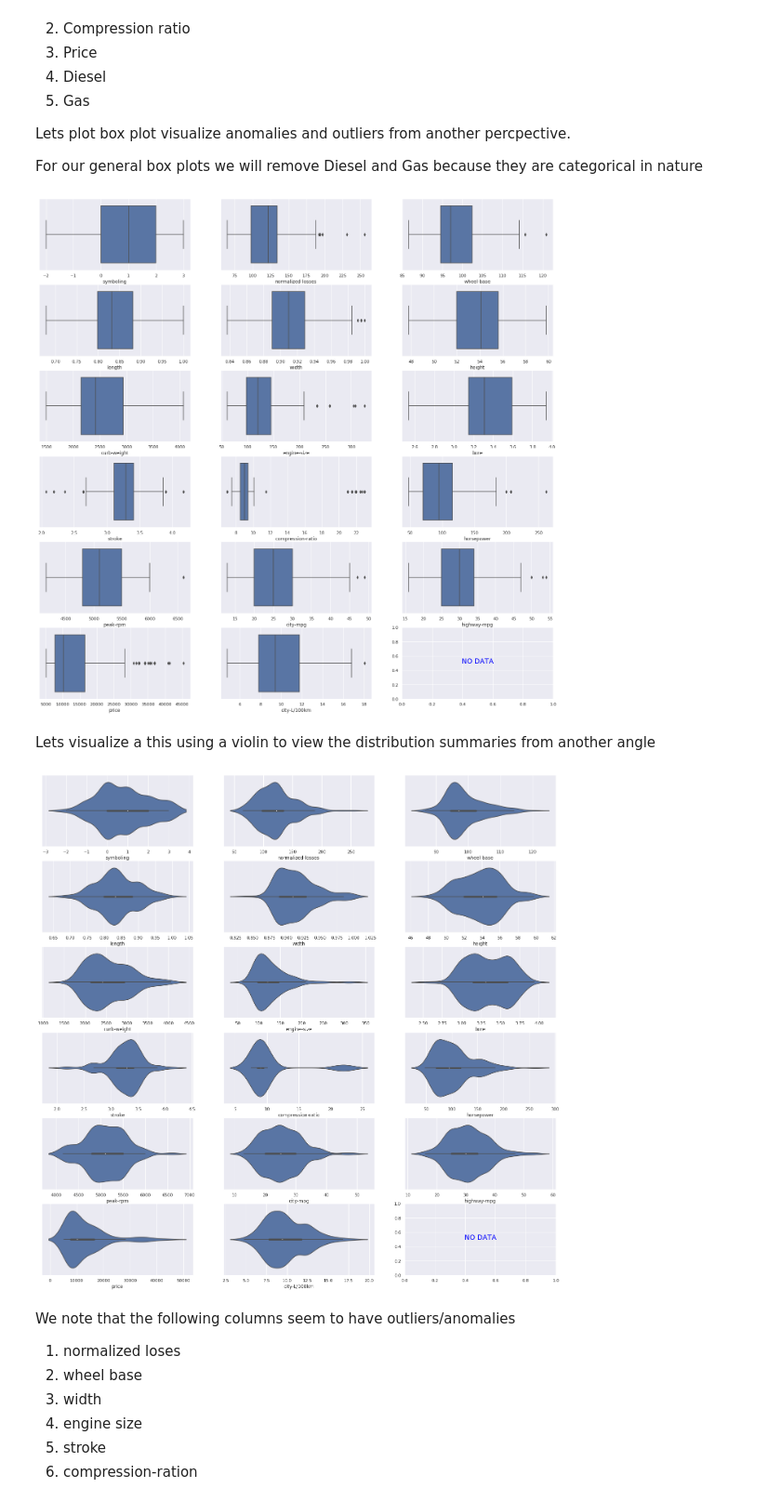
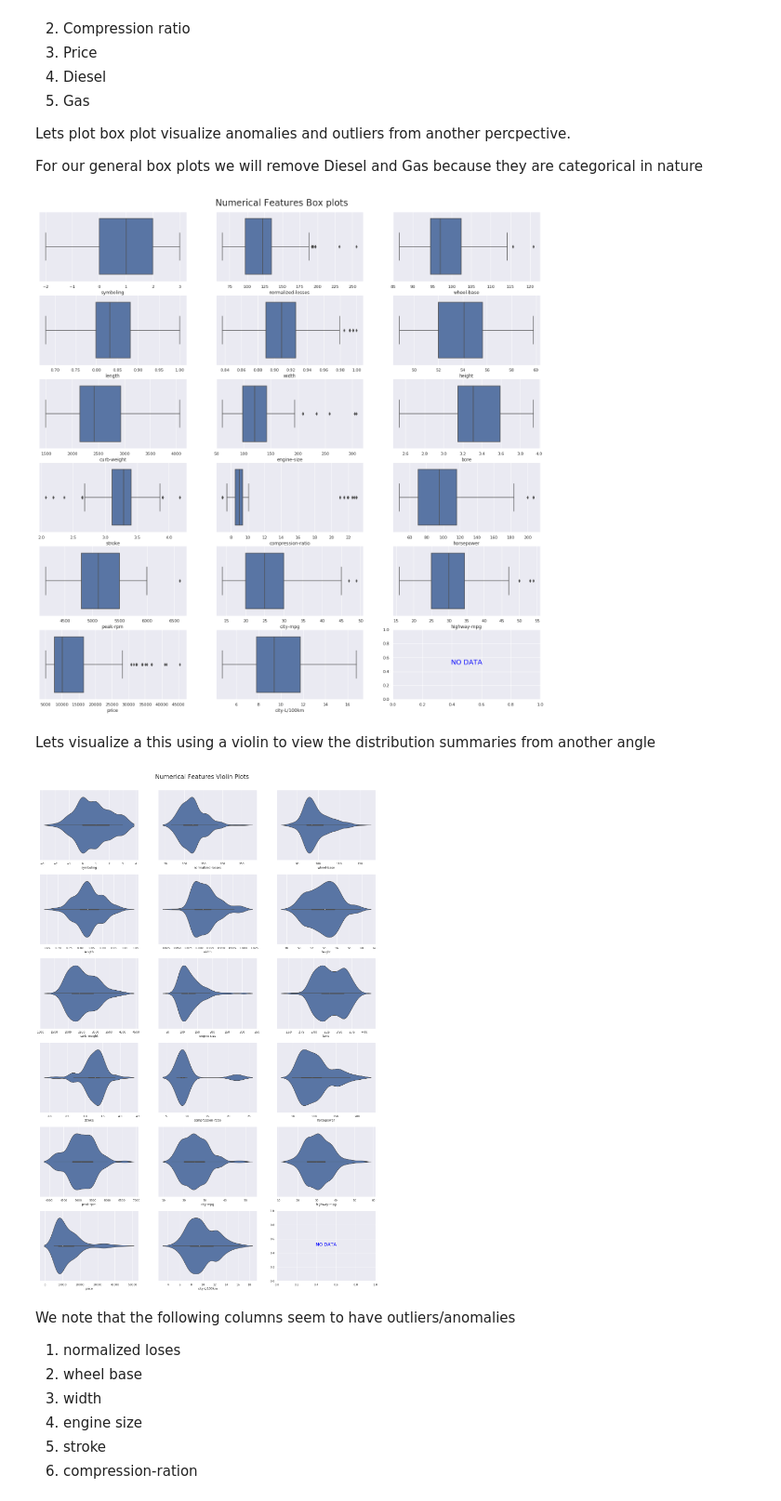
Before and after one commit to S-Ngigi/ML, a Jupyter notebook: Multivariate_Analysis_I_(Exploratory_Data_Analysis)_Exercise_2.ipynb, the cells around one changed output. Shown at 93% size. Cells and saved outputs as stored; diff of their text form; code cells hidden in the pictures.

```diff
--- a/Multivariate_Analysis_I_(Exploratory_Data_Analysis)_Exercise_2.ipynb
+++ b/Multivariate_Analysis_I_(Exploratory_Data_Analysis)_Exercise_2.ipynb
@@ -281,6 +281,8 @@ For our general box plots we will remove Diesel and Gas because they are categor
 # Checking for Anomalies
 # Defining the figure size and number of plots we want
 fig, axs = plt.subplots(6, 3, figsize=(24, 24))
+# Figure title
+fig.suptitle("Numerical Features Box plots", fontsize=24, y=.90)
 # Unraveling the 4 by 5 axis matrix into a 1D arrary to get total # of plots
 axs = axs.ravel()
 # Extracting column names
@@ -299,32 +301,33 @@ for i in range(len(axs)):
 # Showing plot
 plt.show()
 # %% [output]
-[figure, old version]
+[figure, new version]
 # %% [markdown]
 Lets visualize a this using a violin to view the distribution summaries from another angle
 # %%
 # Checking for Anomalies
 # Defining the figure size and number of plots we want
-fig, axs = plt.subplots(6, 3, figsize=(24, 24))
+fig, axs = plt.subplots(6, 3, figsize=(24, 36))
+fig.suptitle("Numerical Features Violin Plots", fontsize=24, va='center', y=.90)
 # Unraveling the 4 by 5 axis matrix into a 1D arrary to get total # of plots
 axs = axs.ravel()
 # Extracting column names
 col_names = num_cols[num_cols.columns[~num_cols.columns.isin(['gas', 'diesel'])]].columns.values.tolist()
 
 # Iterating through the axis
 for i in range(len(axs)):
   # Extracting the col_name/feature at an iteration
   if len(col_names) > i:
     # Plotting the distriburion
     sns.violinplot(num_cols[col_names[i]], ax=axs[i])
   else:
     # Plotting no Data
     axs[i].text(0.5, 0.5, "NO DATA", color='blue', fontsize=18, ha='center')
 
 # Showing plot
 plt.show()
 # %% [output]
-[figure, old version]
+[figure, new version]
 # %% [markdown]
 We note that the following columns seem to have outliers/anomalies
 1. normalized loses
```
